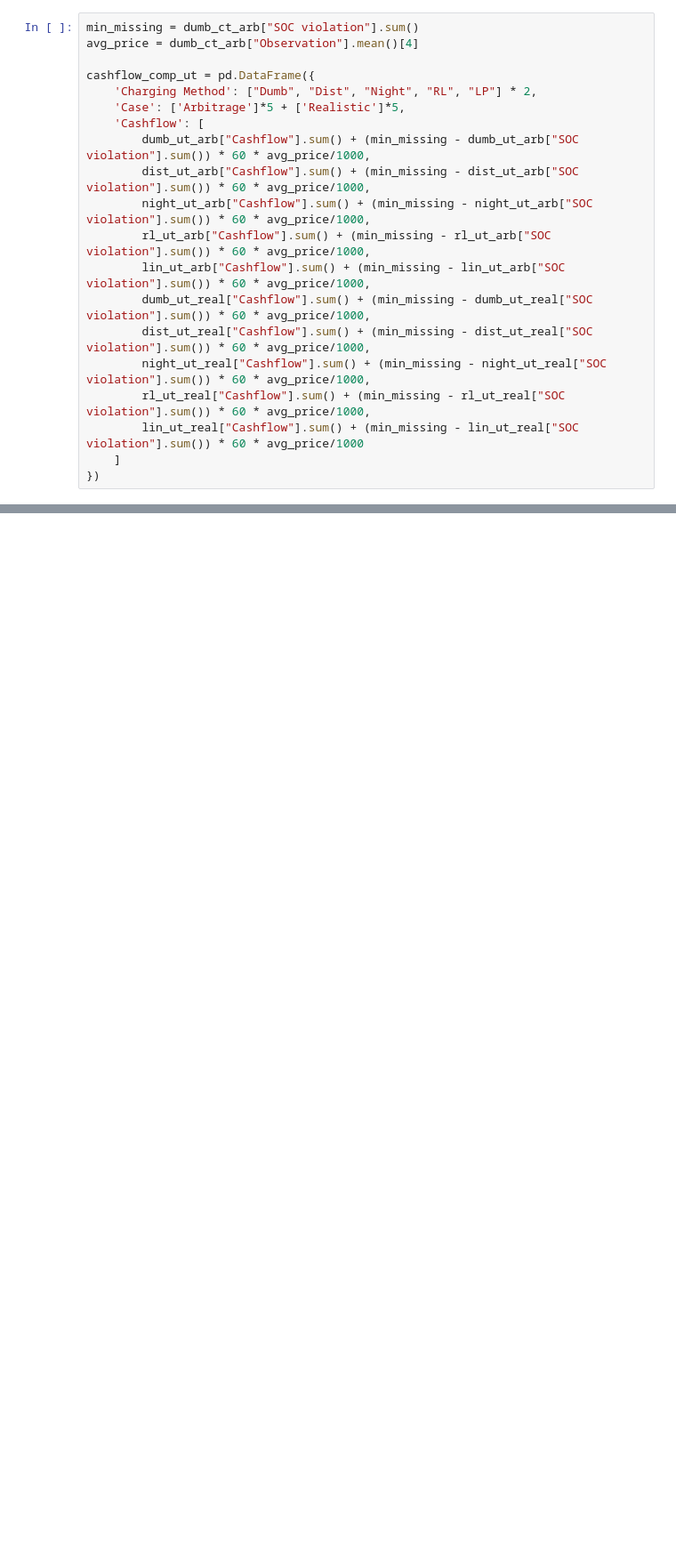
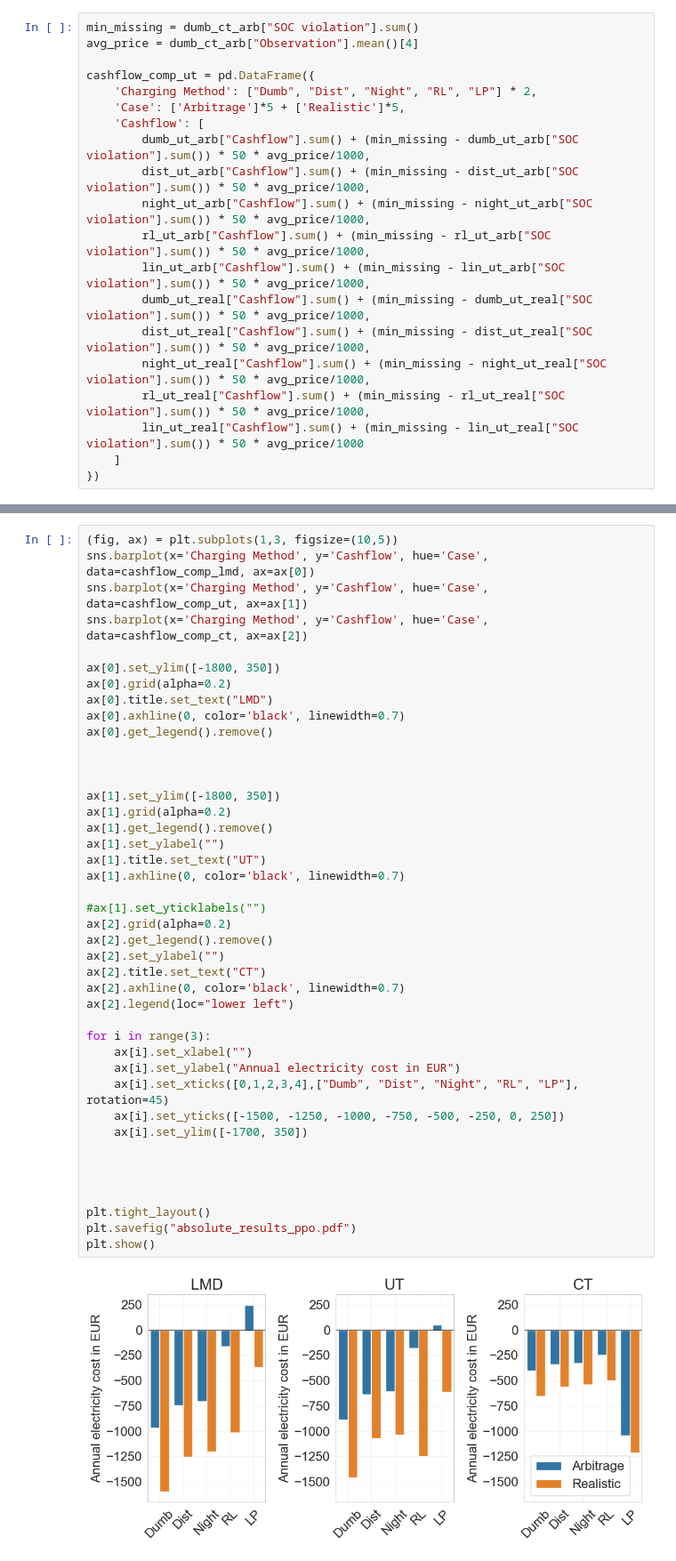
Before and after one commit to EnzoCording/FleetRL, a Jupyter notebook: src/FleetRL/agents/Benchmarks/benchmark_comparison.ipynb, the cells around one changed output, grey strips where cells are left out. Shown at 89% size. Saved outputs shown, nothing was run; the diff lists cells and outputs as text; blank space fills up the shorter version.

```diff
--- a/src/FleetRL/agents/Benchmarks/benchmark_comparison.ipynb
+++ b/src/FleetRL/agents/Benchmarks/benchmark_comparison.ipynb
@@ -482,16 +495,16 @@ cashflow_comp_ut = pd.DataFrame({
     'Charging Method': ["Dumb", "Dist", "Night", "RL", "LP"] * 2,
     'Case': ['Arbitrage']*5 + ['Realistic']*5,
     'Cashflow': [
-        dumb_ut_arb["Cashflow"].sum() + (min_missing - dumb_ut_arb["SOC violation"].sum()) * 60 * avg_price/1000,
-        dist_ut_arb["Cashflow"].sum() + (min_missing - dist_ut_arb["SOC violation"].sum()) * 60 * avg_price/1000,
-        night_ut_arb["Cashflow"].sum() + (min_missing - night_ut_arb["SOC violation"].sum()) * 60 * avg_price/1000,
-        rl_ut_arb["Cashflow"].sum() + (min_missing - rl_ut_arb["SOC violation"].sum()) * 60 * avg_price/1000,
-        lin_ut_arb["Cashflow"].sum() + (min_missing - lin_ut_arb["SOC violation"].sum()) * 60 * avg_price/1000,
-        dumb_ut_real["Cashflow"].sum() + (min_missing - dumb_ut_real["SOC violation"].sum()) * 60 * avg_price/1000,
-        dist_ut_real["Cashflow"].sum() + (min_missing - dist_ut_real["SOC violation"].sum()) * 60 * avg_price/1000,
-        night_ut_real["Cashflow"].sum() + (min_missing - night_ut_real["SOC violation"].sum()) * 60 * avg_price/1000,
-        rl_ut_real["Cashflow"].sum() + (min_missing - rl_ut_real["SOC violation"].sum()) * 60 * avg_price/1000,
-        lin_ut_real["Cashflow"].sum() + (min_missing - lin_ut_real["SOC violation"].sum()) * 60 * avg_price/1000
+        dumb_ut_arb["Cashflow"].sum() + (min_missing - dumb_ut_arb["SOC violation"].sum()) * 50 * avg_price/1000,
+        dist_ut_arb["Cashflow"].sum() + (min_missing - dist_ut_arb["SOC violation"].sum()) * 50 * avg_price/1000,
+        night_ut_arb["Cashflow"].sum() + (min_missing - night_ut_arb["SOC violation"].sum()) * 50 * avg_price/1000,
+        rl_ut_arb["Cashflow"].sum() + (min_missing - rl_ut_arb["SOC violation"].sum()) * 50 * avg_price/1000,
+        lin_ut_arb["Cashflow"].sum() + (min_missing - lin_ut_arb["SOC violation"].sum()) * 50 * avg_price/1000,
+        dumb_ut_real["Cashflow"].sum() + (min_missing - dumb_ut_real["SOC violation"].sum()) * 50 * avg_price/1000,
+        dist_ut_real["Cashflow"].sum() + (min_missing - dist_ut_real["SOC violation"].sum()) * 50 * avg_price/1000,
+        night_ut_real["Cashflow"].sum() + (min_missing - night_ut_real["SOC violation"].sum()) * 50 * avg_price/1000,
+        rl_ut_real["Cashflow"].sum() + (min_missing - rl_ut_real["SOC violation"].sum()) * 50 * avg_price/1000,
+        lin_ut_real["Cashflow"].sum() + (min_missing - lin_ut_real["SOC violation"].sum()) * 50 * avg_price/1000
     ]
 })
 # %%
@@ -514,6 +527,50 @@ cashflow_comp_lmd = pd.DataFrame({
         lin_lmd_real["Cashflow"].sum() + (min_missing - lin_lmd_real["SOC violation"].sum()) * 60 * avg_price/1000
     ]
 })
+# %%
+(fig, ax) = plt.subplots(1,3, figsize=(10,5))
+sns.barplot(x='Charging Method', y='Cashflow', hue='Case', data=cashflow_comp_lmd, ax=ax[0])
+sns.barplot(x='Charging Method', y='Cashflow', hue='Case', data=cashflow_comp_ut, ax=ax[1])
+sns.barplot(x='Charging Method', y='Cashflow', hue='Case', data=cashflow_comp_ct, ax=ax[2])
+
+ax[0].set_ylim([-1800, 350])
+ax[0].grid(alpha=0.2)
+ax[0].title.set_text("LMD")
+ax[0].axhline(0, color='black', linewidth=0.7)
+ax[0].get_legend().remove()
+
+
+
+ax[1].set_ylim([-1800, 350])
+ax[1].grid(alpha=0.2)
+ax[1].get_legend().remove()
+ax[1].set_ylabel("")
+ax[1].title.set_text("UT")
+ax[1].axhline(0, color='black', linewidth=0.7)
+
+#ax[1].set_yticklabels("")
+ax[2].grid(alpha=0.2)
+ax[2].get_legend().remove()
+ax[2].set_ylabel("")
+ax[2].title.set_text("CT")
+ax[2].axhline(0, color='black', linewidth=0.7)
+ax[2].legend(loc="lower left")
+
+for i in range(3):
+    ax[i].set_xlabel("")
+    ax[i].set_ylabel("Annual electricity cost in EUR")
+    ax[i].set_xticks([0,1,2,3,4],["Dumb", "Dist", "Night", "RL", "LP"], rotation=45)
+    ax[i].set_yticks([-1500, -1250, -1000, -750, -500, -250, 0, 250])
+    ax[i].set_ylim([-1700, 350])
+
+
+
+
+plt.tight_layout()
+plt.savefig("absolute_results_ppo.pdf")
+plt.show()
+# %% [output]
+[figure, added]
 # %%
 (fig, ax) = plt.subplots(1,3, figsize=(8,4))
 sns.barplot(x='Charging Method', y='Cashflow', hue='Case', data=cashflow_comp_lmd, ax=ax[0])
```
Also changed, not shown: parts of 24 cells of this notebook, 3 other files.
